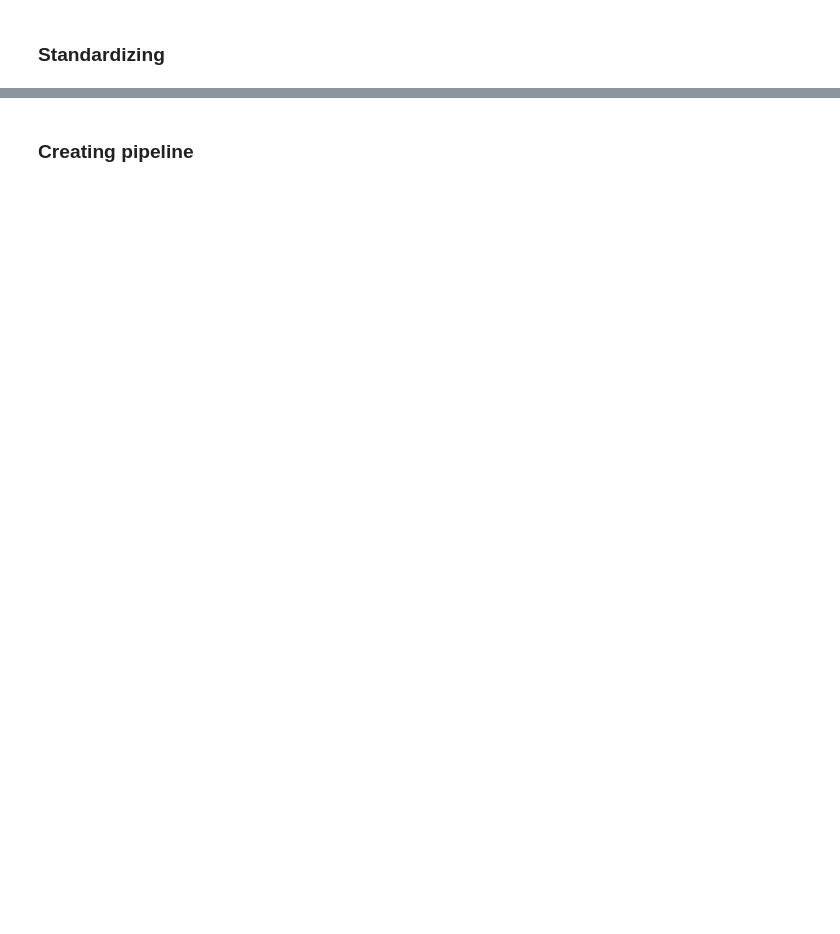
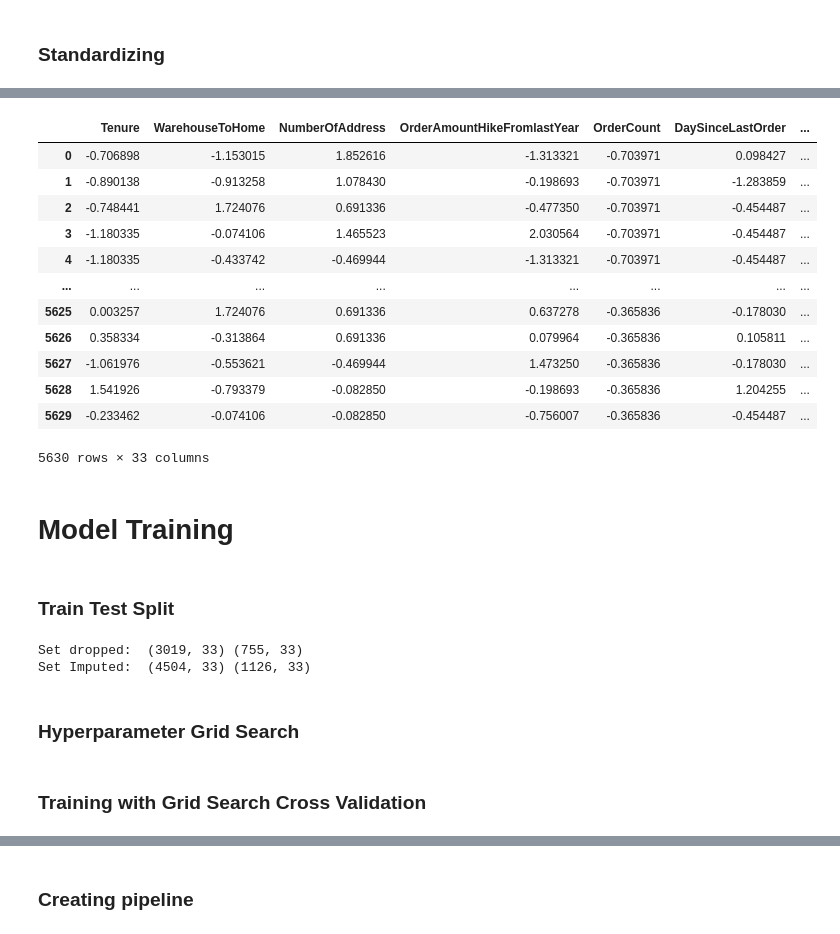
Before and after one commit to adamxht/ecommerce-know-your-customer, a Jupyter notebook: notebooks/Train.ipynb, the cells around one changed output, grey strips where cells are left out. Saved outputs shown, nothing was run; the diff lists cells and outputs as text; code cells hidden in the pictures; blank space fills up the shorter version.

Commit message:
Data Preprocessing 2

```diff
--- a/notebooks/Train.ipynb
+++ b/notebooks/Train.ipynb
@@ -66,2 +129,5 @@ df_imputed.head()
+# %%
+# Keep outliers
+all_df = [df_dropped_with_outliers, df_imputed_with_outliers]
 # %% [markdown]
 ### Features Selection using Variational Inflation Factor
@@ -67,0 +136,23 @@ df_imputed.head()
+# %%
+def select_features_with_variance_threshold(data, threshold=5.0):
+
+    numerical_data = data[[x for x in numerical_columns if x != "Complain"]]
+    categorical_data = data.drop(columns=numerical_columns, errors='ignore')
+
+    selector = VarianceThreshold(threshold)
+    selector.fit(numerical_data)
+    selected_numerical_features = numerical_data.columns[selector.get_support(indices=True)]
+
+    selected_data = pd.concat([data[selected_numerical_features], categorical_data], axis=1)
+
+    return selected_data
+
+# Calculate VIF and select features < 5.0 VIF
+df_feature_selected = []
+for df in all_df:
+    df_feature_selected.append(select_features_with_variance_threshold(df.drop(columns=["Complain"]))) # Exclude target column
+
+# Print the result
+for i in range(len(all_df)):
+    excluded_columns = [col for col in all_df[i].columns if col not in df_feature_selected[i].columns]
+    print(excluded_columns)
@@ -67,0 +170,9 @@ df_imputed.head()
+# %%
+# Add Churn back to our data
+for i in range(len(df_feature_selected)):
+    df_feature_selected[i]["Complain"] = all_df[i]["Complain"]
+    # We will add back satisfaction score as it is highly correlated to Churn
+    df_feature_selected[i]['SatisfactionScore']=all_df[i]['SatisfactionScore']
+
+print(df_feature_selected[0].shape)
+print(df_feature_selected[1].shape)
@@ -69,0 +204,37 @@ df_imputed.head()
+# %%
+df_feature_selected[1]
+# %% [output]
+|  | Tenure | WarehouseToHome | NumberOfAddress | OrderAmountHikeFromlastYear | OrderCount | DaySinceLastOrder | ... |
+| 0 | -0.706898 | -1.153015 | 1.852616 | -1.313321 | -0.703971 | 0.098427 | ... |
+| 1 | -0.890138 | -0.913258 | 1.078430 | -0.198693 | -0.703971 | -1.283859 | ... |
+| 2 | -0.748441 | 1.724076 | 0.691336 | -0.477350 | -0.703971 | -0.454487 | ... |
+| 3 | -1.180335 | -0.074106 | 1.465523 | 2.030564 | -0.703971 | -0.454487 | ... |
+| 4 | -1.180335 | -0.433742 | -0.469944 | -1.313321 | -0.703971 | -0.454487 | ... |
+| ... | ... | ... | ... | ... | ... | ... | ... |
+| 5625 | 0.003257 | 1.724076 | 0.691336 | 0.637278 | -0.365836 | -0.178030 | ... |
+| 5626 | 0.358334 | -0.313864 | 0.691336 | 0.079964 | -0.365836 | 0.105811 | ... |
+| 5627 | -1.061976 | -0.553621 | -0.469944 | 1.473250 | -0.365836 | -0.178030 | ... |
+| 5628 | 1.541926 | -0.793379 | -0.082850 | -0.198693 | -0.365836 | 1.204255 | ... |
+| 5629 | -0.233462 | -0.074106 | -0.082850 | -0.756007 | -0.365836 | -0.454487 | ... |
+5630 rows × 33 columns
+# %% [markdown]
+# Model Training
+# %% [markdown]
+### Train Test Split
+# %%
+# Train Test Splitting
+
+# Dataset with null values dropped
+X_train_dropped, X_test_dropped, y_train_dropped, y_test_dropped = train_test_split(df_feature_selected[0], y_dropped, test_size=0.2, random_state=42)
+print("Set dropped: ", X_train_dropped.shape, X_test_dropped.shape)
+
+# Dataset with null values imputed
+X_train_imputed, X_test_imputed, y_train_imputed, y_test_imputed = train_test_split(df_feature_selected[1], y_imputed, test_size=0.2, random_state=42)
+print("Set Imputed: ", X_train_imputed.shape, X_test_imputed.shape)
+# %% [output]
+Set dropped:  (3019, 33) (755, 33)
+Set Imputed:  (4504, 33) (1126, 33)
+# %% [markdown]
+### Hyperparameter Grid Search
+# %% [markdown]
+### Training with Grid Search Cross Validation
```
Also changed, not shown: parts of 19 cells of this notebook.
